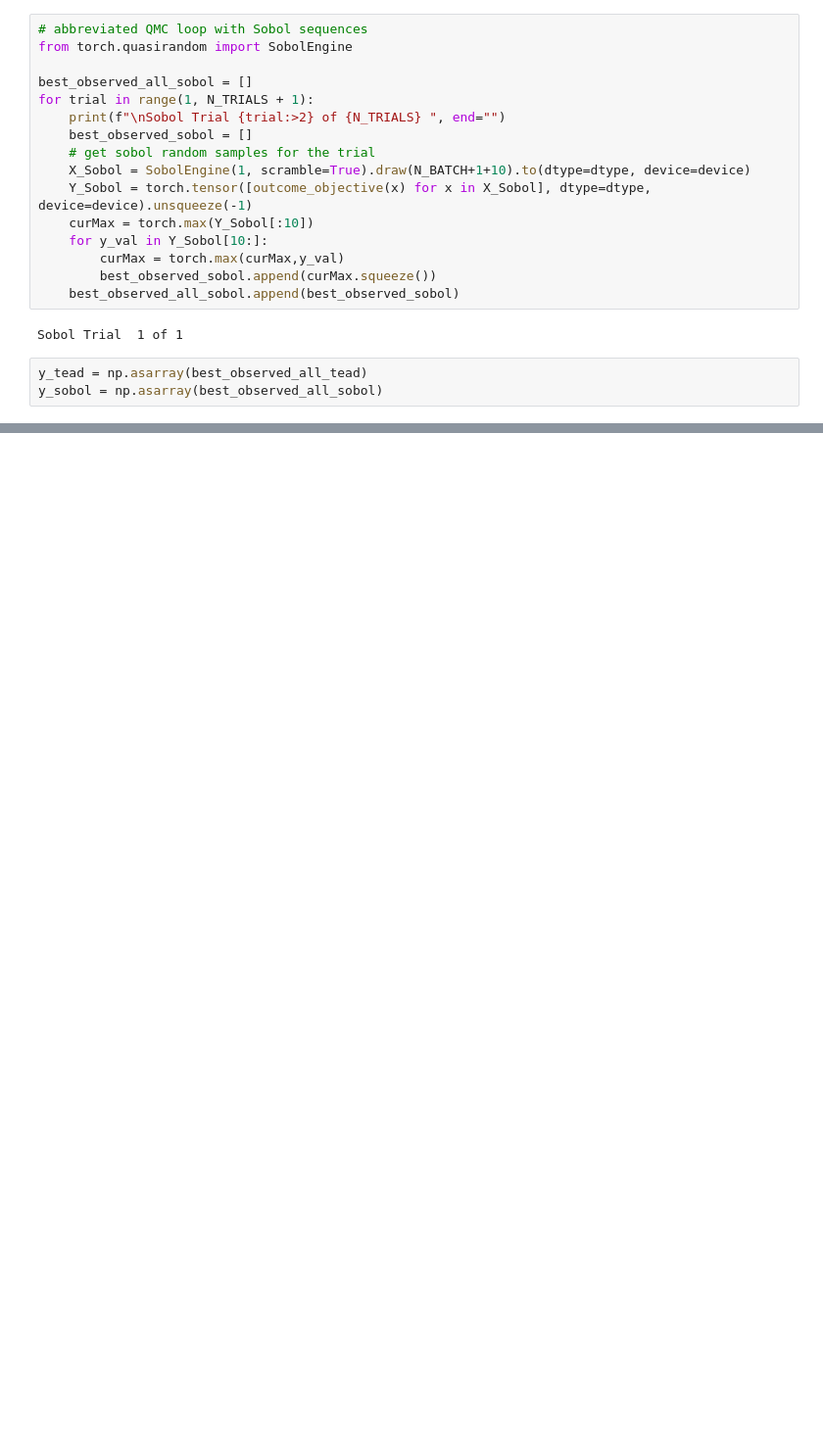
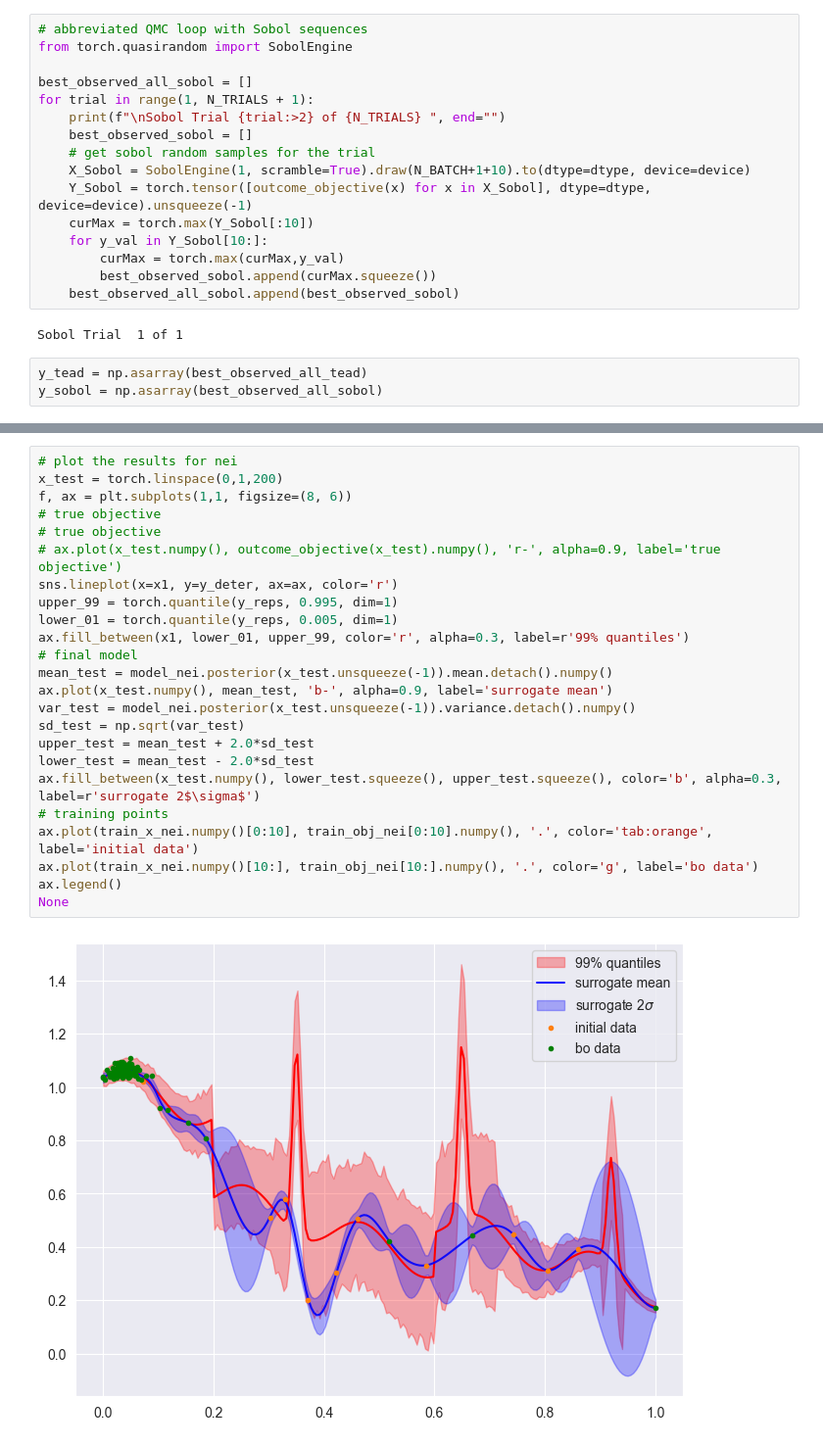
Before and after one commit to acb-code/extrema_search, a Jupyter notebook: src/notebooks/benchmark_nonbalanced.ipynb, the cells around one changed output, grey strips where cells are left out. Shown at 98% size. Saved outputs shown, nothing was run; the diff lists cells and outputs as text; blank space fills up the shorter version.

```diff
--- a/src/notebooks/benchmark_nonbalanced.ipynb
+++ b/src/notebooks/benchmark_nonbalanced.ipynb
@@ -381,0 +385,26 @@ None
+# %%
+# plot the results for nei
+x_test = torch.linspace(0,1,200)
+f, ax = plt.subplots(1,1, figsize=(8, 6))
+# true objective
+# true objective
+# ax.plot(x_test.numpy(), outcome_objective(x_test).numpy(), 'r-', alpha=0.9, label='true objective')
+sns.lineplot(x=x1, y=y_deter, ax=ax, color='r')
+upper_99 = torch.quantile(y_reps, 0.995, dim=1)
+lower_01 = torch.quantile(y_reps, 0.005, dim=1)
+ax.fill_between(x1, lower_01, upper_99, color='r', alpha=0.3, label=r'99% quantiles')
+# final model
+mean_test = model_nei.posterior(x_test.unsqueeze(-1)).mean.detach().numpy()
+ax.plot(x_test.numpy(), mean_test, 'b-', alpha=0.9, label='surrogate mean')
+var_test = model_nei.posterior(x_test.unsqueeze(-1)).variance.detach().numpy()
+sd_test = np.sqrt(var_test)
+upper_test = mean_test + 2.0*sd_test
+lower_test = mean_test - 2.0*sd_test
+ax.fill_between(x_test.numpy(), lower_test.squeeze(), upper_test.squeeze(), color='b', alpha=0.3, label=r'surrogate 2$\sigma$')
+# training points
+ax.plot(train_x_nei.numpy()[0:10], train_obj_nei[0:10].numpy(), '.', color='tab:orange', label='initial data')
+ax.plot(train_x_nei.numpy()[10:], train_obj_nei[10:].numpy(), '.', color='g', label='bo data')
+ax.legend()
+None
+# %% [output]
+[figure, added]
```
Also changed, not shown: parts of 10 cells of this notebook, 2 other files.
